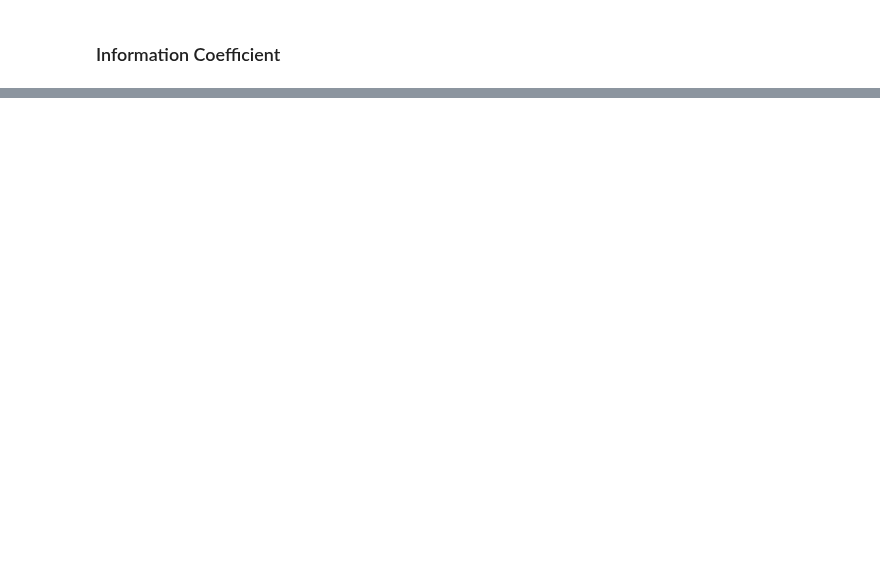
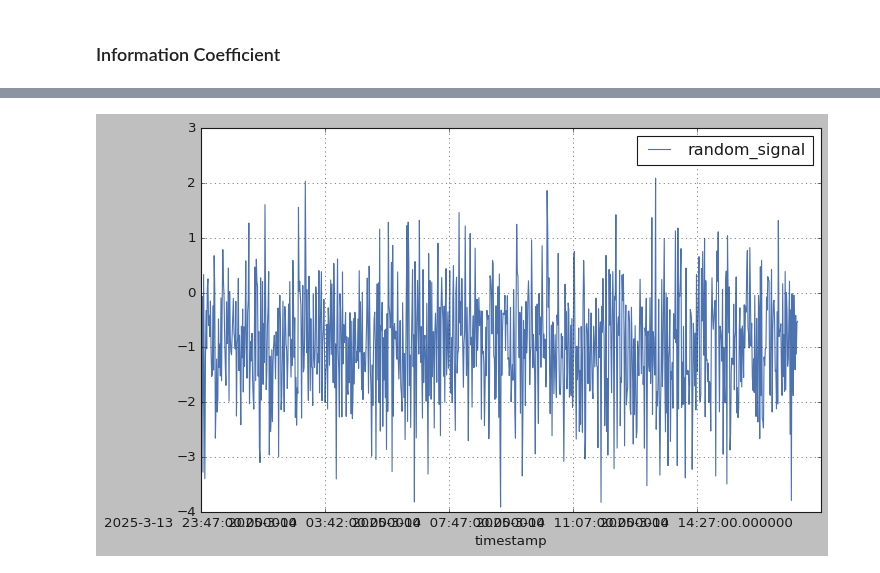
Before and after one commit to skalaydzhiyski/phitech-research, a Jupyter notebook: notebooks/ml4t-chapter4.ipynb, the cells around one changed output, grey strips where cells are left out. Drawn from its saved outputs; the diff is of its cells as text; code cells hidden in the pictures; blank space fills up the shorter version.

```diff
--- a/notebooks/ml4t-chapter4.ipynb
+++ b/notebooks/ml4t-chapter4.ipynb
@@ -55,5 +58,6 @@ TypeError: unstack_to_df() got an unexpected keyword argument 'level'
 # %%
-# TODO: explain and revise the Information Coefficient
-# TODO: ? look into kalman filter for denoising time series
-# TODO: add examples of the IR that show 100% predictive power 0% predictive power and something in between
-# TODO: perform t-tests for the 3 examples above.
+df["random_signal"] = np.random.normal(-1, 1, size=df.shape[0])
+df.random_signal.plot(legend=True)
+plt.show()
+# %% [output]
+[figure, added]
```
Also changed, not shown: parts of 11 cells of this notebook.
